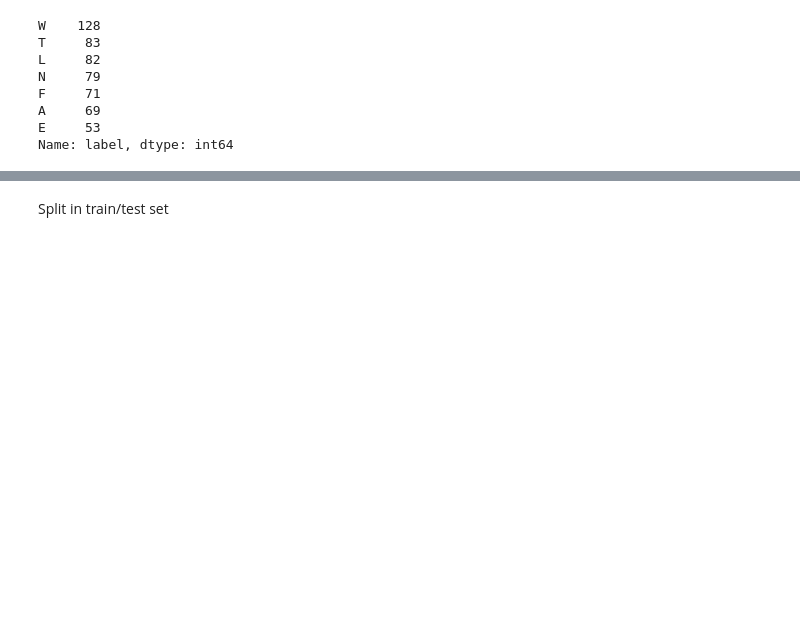
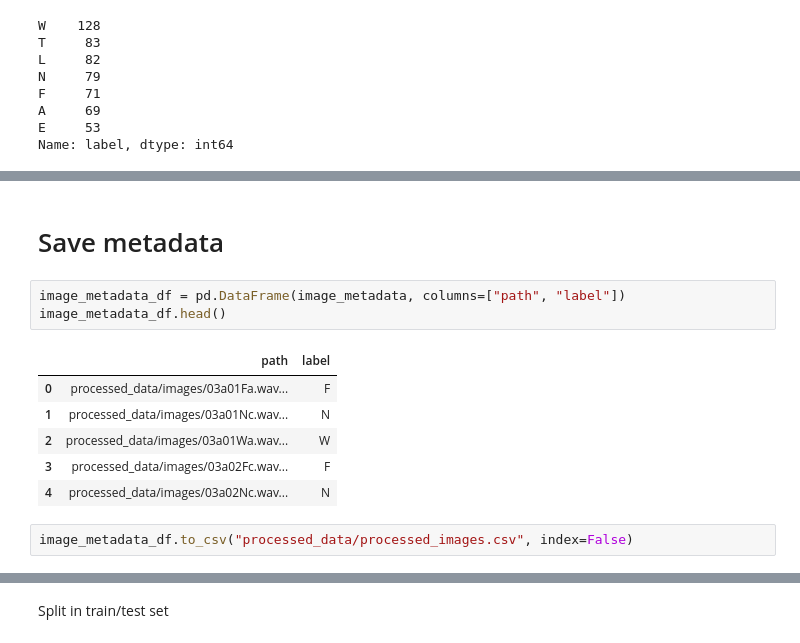
Before and after one commit to LIMUNIMI/thesis_adversarial_ml_audio, a Jupyter notebook: preprocessing.ipynb, the cells around one changed output, grey strips where cells are left out. Cells and saved outputs as stored; diff of their text form; blank space fills up the shorter version.

```diff
--- a/preprocessing.ipynb
+++ b/preprocessing.ipynb
@@ -197,0 +219,14 @@ Name: label, dtype: int64
+# %% [markdown]
+# Save metadata
+# %%
+image_metadata_df = pd.DataFrame(image_metadata, columns=["path", "label"])
+image_metadata_df.head()
+# %% [output]
+|  | path | label |
+| 0 | processed_data/images/03a01Fa.wav... | F |
+| 1 | processed_data/images/03a01Nc.wav... | N |
+| 2 | processed_data/images/03a01Wa.wav... | W |
+| 3 | processed_data/images/03a02Fc.wav... | F |
+| 4 | processed_data/images/03a02Nc.wav... | N |
+# %%
+image_metadata_df.to_csv("processed_data/processed_images.csv", index=False)
```
Also changed, not shown: parts of 13 cells of this notebook.
